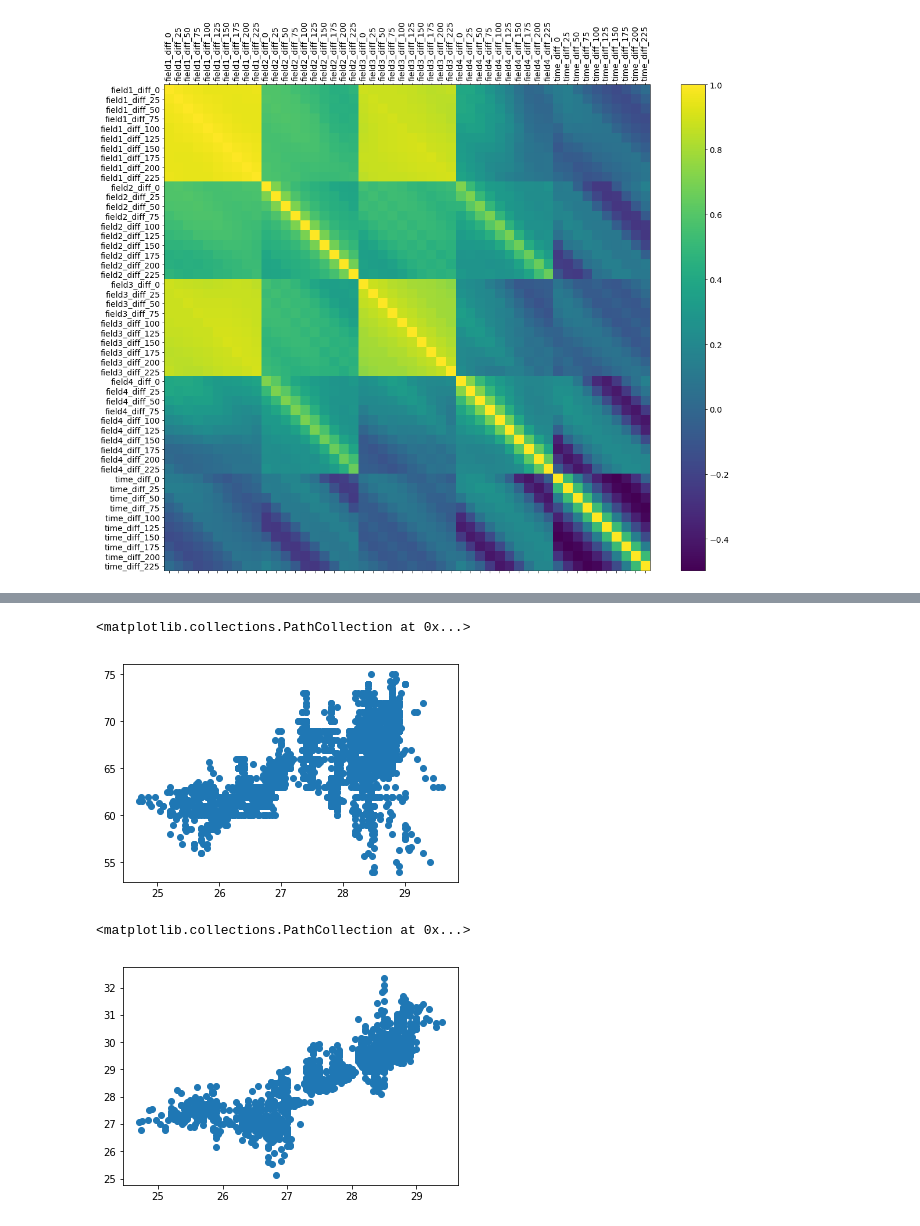
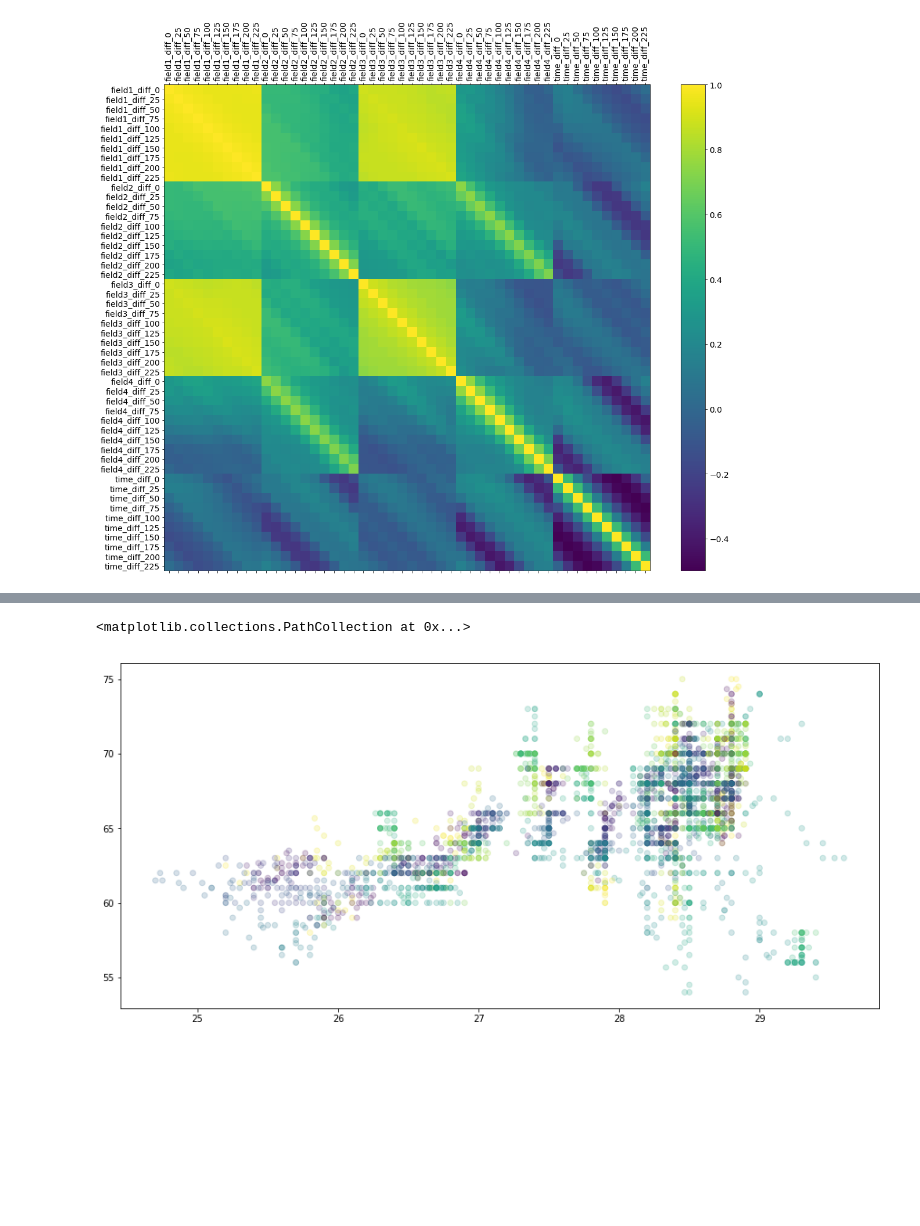
Before and after one commit to lfkopp/smarthome, a Jupyter notebook: 2-data_analysis.ipynb, the cells around one changed output, grey strips where cells are left out. Saved outputs shown, nothing was run; the diff lists cells and outputs as text; code cells hidden in the pictures; blank space fills up the shorter version.

```diff
--- a/2-data_analysis.ipynb
+++ b/2-data_analysis.ipynb
@@ -48,0 +51,5 @@ df.shape
+# %%
+from pylab import rcParams
+from mpl_toolkits.mplot3d import Axes3D
+
+rcParams['figure.figsize'] = 15, 7
@@ -49,10 +103,5 @@ df.shape
 # %%
-plt.scatter(df.field1,df.field2)
+plt.scatter(df.field1,df.field2,c=df.time,alpha=.2)
 # %% [output]
 <matplotlib.collections.PathCollection at 0x...>
-[figure, old version]
+[figure, new version]
-# %%
-plt.scatter(df.field1,df.field3)
-# %% [output]
-<matplotlib.collections.PathCollection at 0x...>
-[figure, removed]
```
Also changed, not shown: parts of 39 cells of this notebook, 5 other files.
